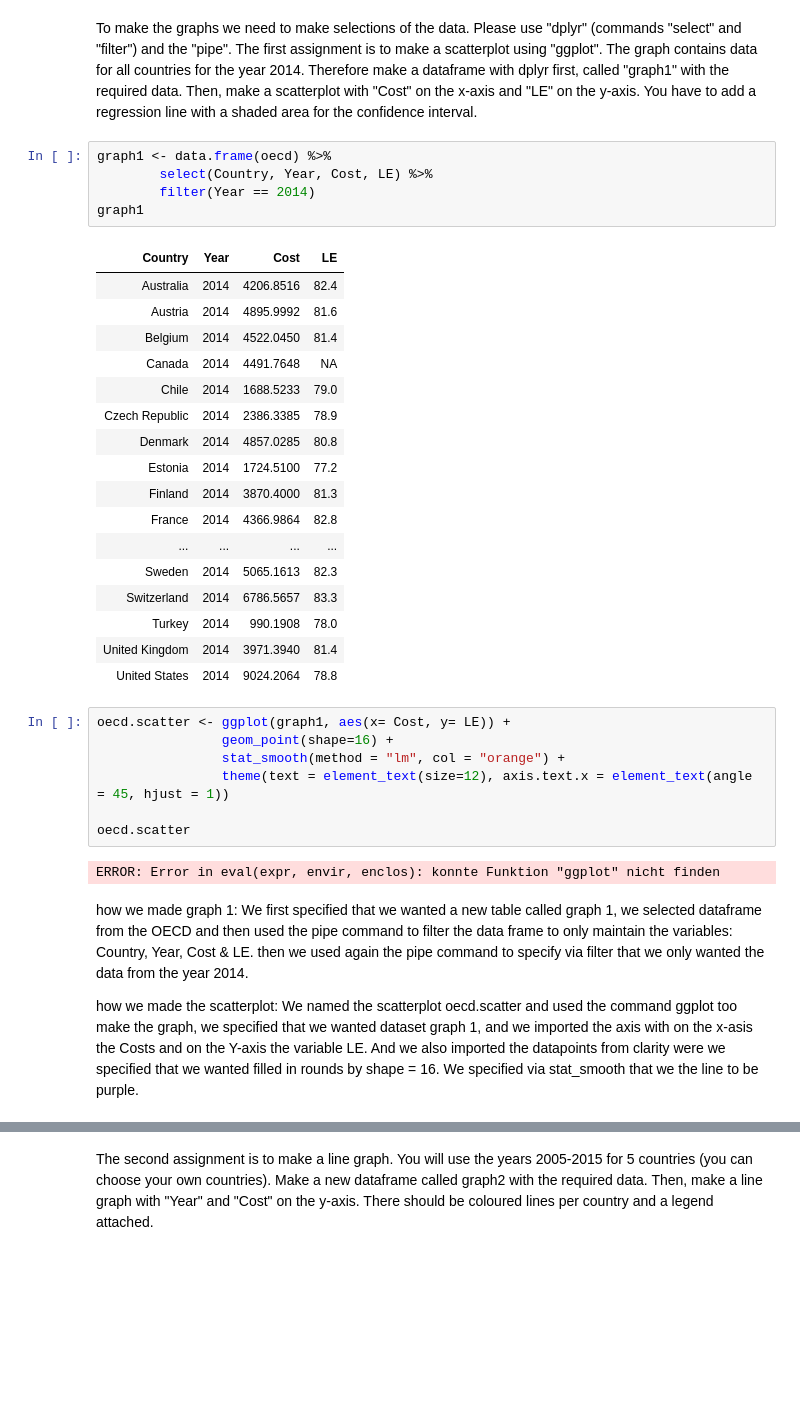
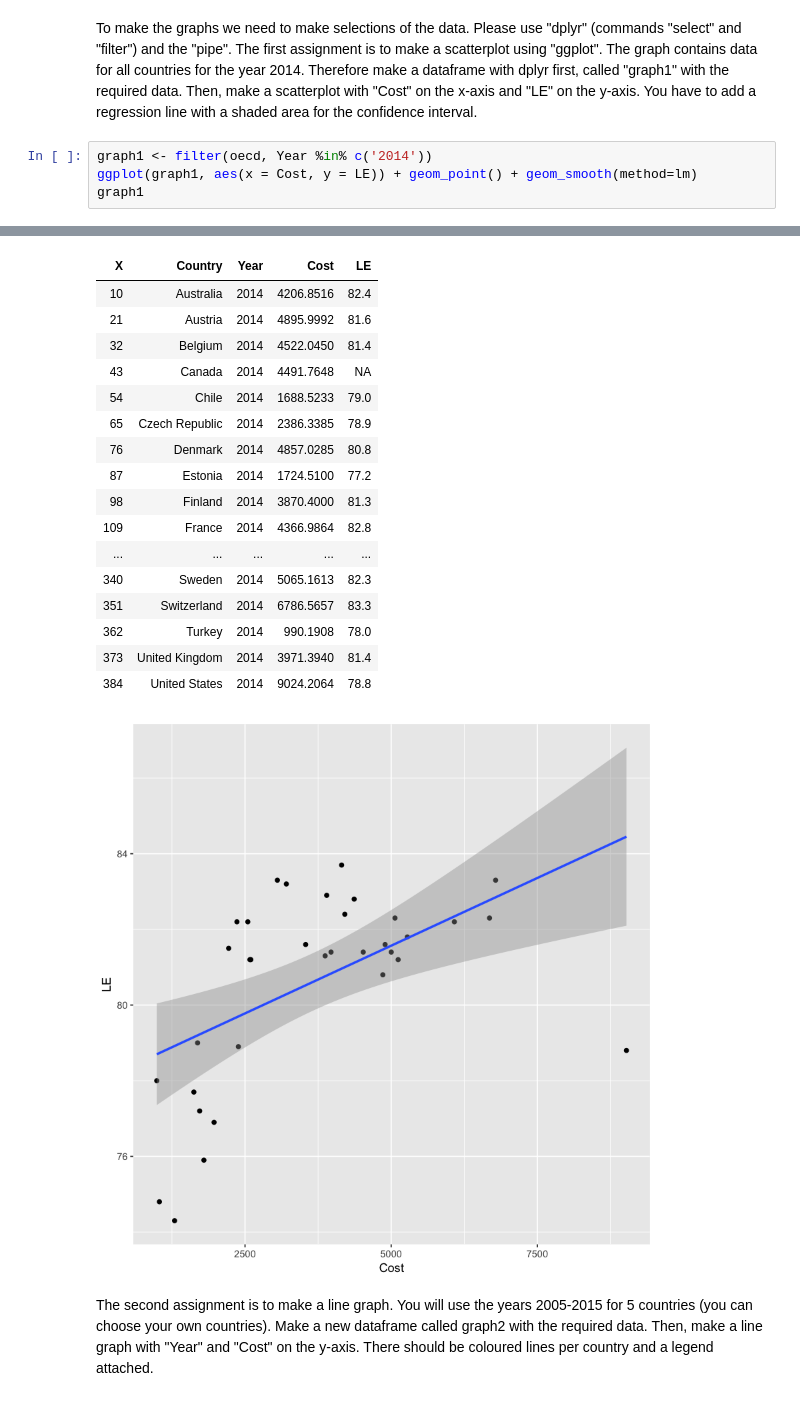
Before and after one commit to OnnodenHoed/assignments, a Jupyter notebook: OECD_R_exam.ipynb, the cells around one changed output, grey strips where cells are left out. Drawn from its saved outputs; the diff is of its cells as text; blank space fills up the shorter version.

```diff
--- a/OECD_R_exam.ipynb
+++ b/OECD_R_exam.ipynb
@@ -74,41 +80,8 @@ oecd
 # %% [markdown]
 To make the graphs we need to make selections of the data. Please use "dplyr" (commands "select" and "filter") and the "pipe". The first assignment is to make a scatterplot using "ggplot". The graph contains data for all countries for the year 2014. Therefore make a dataframe with dplyr first, called "graph1" with the required data.
 Then, make a scatterplot with "Cost" on the x-axis and "LE" on the y-axis. You have to add a regression line with a shaded area for the confidence interval.
-# %%
-graph1 <- data.frame(oecd) %>%
-        select(Country, Year, Cost, LE) %>%
-        filter(Year == 2014)
-graph1
-# %% [output]
-| Country | Year | Cost | LE |
-| Australia | 2014 | 4206.8516 | 82.4 |
-| Austria | 2014 | 4895.9992 | 81.6 |
-| Belgium | 2014 | 4522.0450 | 81.4 |
-| Canada | 2014 | 4491.7648 | NA |
-| Chile | 2014 | 1688.5233 | 79.0 |
-| Czech Republic | 2014 | 2386.3385 | 78.9 |
-| Denmark | 2014 | 4857.0285 | 80.8 |
-| Estonia | 2014 | 1724.5100 | 77.2 |
-| Finland | 2014 | 3870.4000 | 81.3 |
-| France | 2014 | 4366.9864 | 82.8 |
-| ... | ... | ... | ... |
-| Sweden | 2014 | 5065.1613 | 82.3 |
-| Switzerland | 2014 | 6786.5657 | 83.3 |
-| Turkey | 2014 | 990.1908 | 78.0 |
-| United Kingdom | 2014 | 3971.3940 | 81.4 |
-| United States | 2014 | 9024.2064 | 78.8 |
-# %%
-oecd.scatter <- ggplot(graph1, aes(x= Cost, y= LE)) +
-                geom_point(shape=16) +
-                stat_smooth(method = "lm", col = "orange") +
-                theme(text = element_text(size=12), axis.text.x = element_text(angle = 45, hjust = 1))
-
-oecd.scatter
-# %% [output]
-ERROR: Error in eval(expr, envir, enclos): konnte Funktion "ggplot" nicht finden
-# %% [markdown]
-how we made graph 1:
-We first specified that we wanted a new table called graph 1, we selected dataframe from the OECD and then used the pipe command to filter the data frame to only maintain the variables: Country, Year, Cost & LE. then we used again the pipe command to specify via filter that we only wanted the data from the year 2014.
-
-how we made the scatterplot:
-We named the scatterplot oecd.scatter and used the command ggplot too make the graph, we specified that we wanted dataset graph 1, and we imported the axis with on the x-asis the Costs and on the Y-axis the variable LE. And we also imported the datapoints from clarity were we specified that we wanted filled in rounds by shape = 16. We specified via stat_smooth that we the line to be purple.
+# %%
+graph1 <- filter(oecd, Year %in% c('2014'))
+ggplot(graph1, aes(x = Cost, y = LE)) + geom_point() + geom_smooth(method=lm)
+graph1
+# %% [output]
@@ -115,2 +91,20 @@ We named the scatterplot oecd.scatter and used the command ggplot too make the g
+| X | Country | Year | Cost | LE |
+| 10 | Australia | 2014 | 4206.8516 | 82.4 |
+| 21 | Austria | 2014 | 4895.9992 | 81.6 |
+| 32 | Belgium | 2014 | 4522.0450 | 81.4 |
+| 43 | Canada | 2014 | 4491.7648 | NA |
+| 54 | Chile | 2014 | 1688.5233 | 79.0 |
+| 65 | Czech Republic | 2014 | 2386.3385 | 78.9 |
+| 76 | Denmark | 2014 | 4857.0285 | 80.8 |
+| 87 | Estonia | 2014 | 1724.5100 | 77.2 |
+| 98 | Finland | 2014 | 3870.4000 | 81.3 |
+| 109 | France | 2014 | 4366.9864 | 82.8 |
+| ... | ... | ... | ... | ... |
+| 340 | Sweden | 2014 | 5065.1613 | 82.3 |
+| 351 | Switzerland | 2014 | 6786.5657 | 83.3 |
+| 362 | Turkey | 2014 | 990.1908 | 78.0 |
+| 373 | United Kingdom | 2014 | 3971.3940 | 81.4 |
+| 384 | United States | 2014 | 9024.2064 | 78.8 |
+[figure, added]
 # %% [markdown]
 The second assignment is to make a line graph. You will use the years 2005-2015 for 5 countries (you can choose your own countries). Make a new dataframe called graph2 with the required data. Then, make a line graph with "Year"  and "Cost" on the y-axis. There should be coloured lines per country and a legend attached.
```
Also changed, not shown: parts of 9 cells of this notebook.
